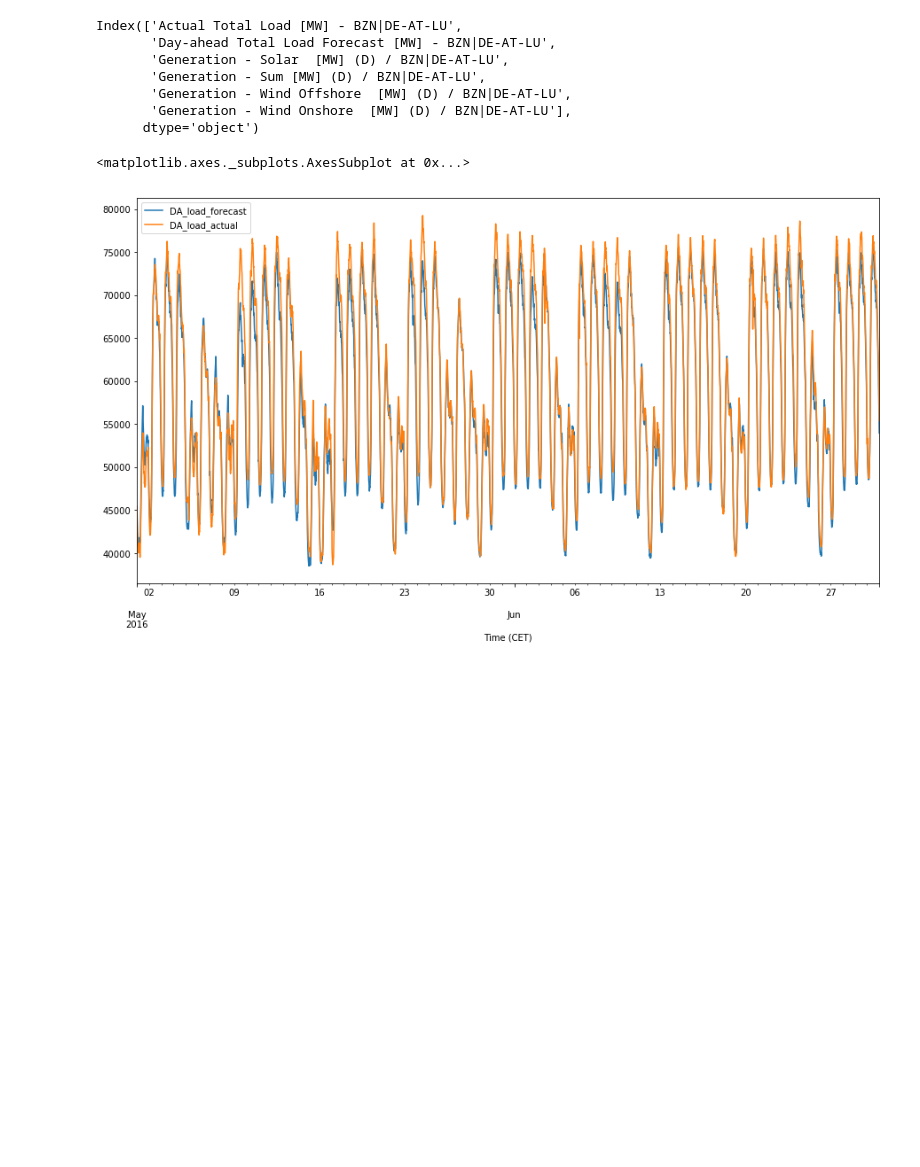
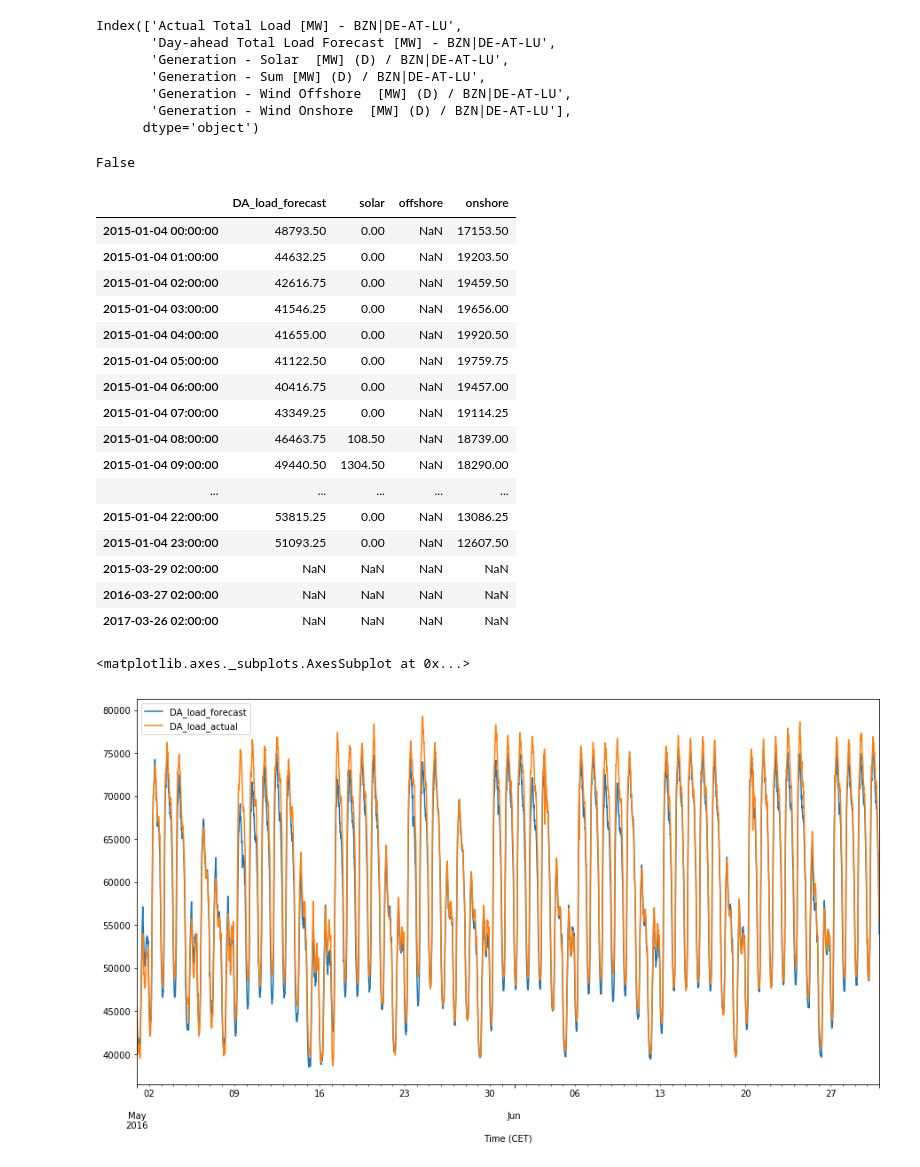
Before and after one commit to Octiembre80/DA-electricity-price-forecasting, a Jupyter notebook: forecasts.ipynb, the cells around one changed output. Saved outputs shown, nothing was run; the diff lists cells and outputs as text; code cells hidden in the pictures; blank space fills up the shorter version.

```diff
--- a/forecasts.ipynb
+++ b/forecasts.ipynb
@@ -15,7 +18,6 @@ data_raw2 = pd.read_csv('./raw_data/Total Load - Day Ahead Forecast- Actual_2016
 data_raw3 = pd.read_csv('./raw_data/Total Load - Day Ahead Forecast - Actual_201701010000-201801010000.csv',
                         index_col=0, date_parser=date_parser)
 
-data_raw = pd.concat([data_raw1, data_raw2, data_raw3])
 
 data_raw1_f = pd.read_csv('./raw_data/Generation Forecasts - Day Ahead for Wind and Solar_201501010000-201601010000.csv',
                         index_col=0, date_parser=date_parser)
@@ -44,6 +46,36 @@ Index(['Actual Total Load [MW] - BZN|DE-AT-LU',
 data = pd.DataFrame(data_raw.astype(float))
 
 data.columns = ['DA_load_forecast', 'DA_load_actual', 'solar', 'sum', 'offshore', 'onshore']
+# %%
+any(data.dropna().index.to_series().diff() > pd.Timedelta('01:00:00'))
+# %% [output]
+False
+# %%
+data = data.resample('1H').mean()
+# %%
+data = data.loc[:'2017-08-31', ['DA_load_forecast', 'solar', 'offshore', 'onshore']]
+# %%
+# still missing data, but we need the full index for assignment of bottleneck features (len of arrays has
+# to be the same). Missing values will be dropped after transforming to array.
+data.iloc[pd.isnull(data).any(1).nonzero()[0]]
+# %% [output]
+|  | DA_load_forecast | solar | offshore | onshore |
+| 2015-01-04 00:00:00 | 48793.50 | 0.00 | NaN | 17153.50 |
+| 2015-01-04 01:00:00 | 44632.25 | 0.00 | NaN | 19203.50 |
+| 2015-01-04 02:00:00 | 42616.75 | 0.00 | NaN | 19459.50 |
+| 2015-01-04 03:00:00 | 41546.25 | 0.00 | NaN | 19656.00 |
+| 2015-01-04 04:00:00 | 41655.00 | 0.00 | NaN | 19920.50 |
+| 2015-01-04 05:00:00 | 41122.50 | 0.00 | NaN | 19759.75 |
+| 2015-01-04 06:00:00 | 40416.75 | 0.00 | NaN | 19457.00 |
+| 2015-01-04 07:00:00 | 43349.25 | 0.00 | NaN | 19114.25 |
+| 2015-01-04 08:00:00 | 46463.75 | 108.50 | NaN | 18739.00 |
+| 2015-01-04 09:00:00 | 49440.50 | 1304.50 | NaN | 18290.00 |
+| ... | ... | ... | ... | ... |
+| 2015-01-04 22:00:00 | 53815.25 | 0.00 | NaN | 13086.25 |
+| 2015-01-04 23:00:00 | 51093.25 | 0.00 | NaN | 12607.50 |
+| 2015-03-29 02:00:00 | NaN | NaN | NaN | NaN |
+| 2016-03-27 02:00:00 | NaN | NaN | NaN | NaN |
+| 2017-03-26 02:00:00 | NaN | NaN | NaN | NaN |
 # %%
 data['2016-05':'2016-06'].plot(figsize=(15, 8))
 # %% [output]
```
Also changed, not shown: parts of 27 cells of this notebook, 2 other files.
